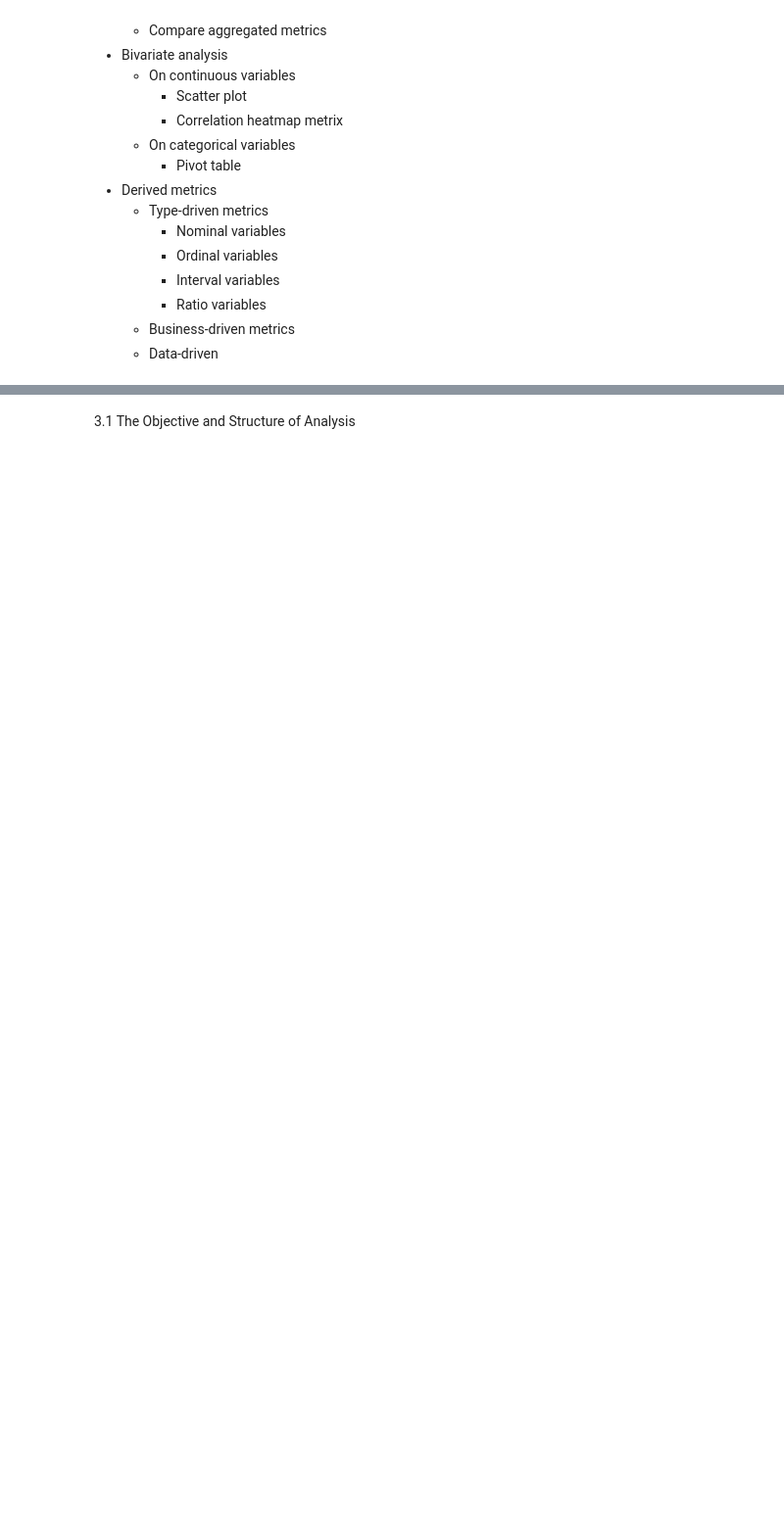
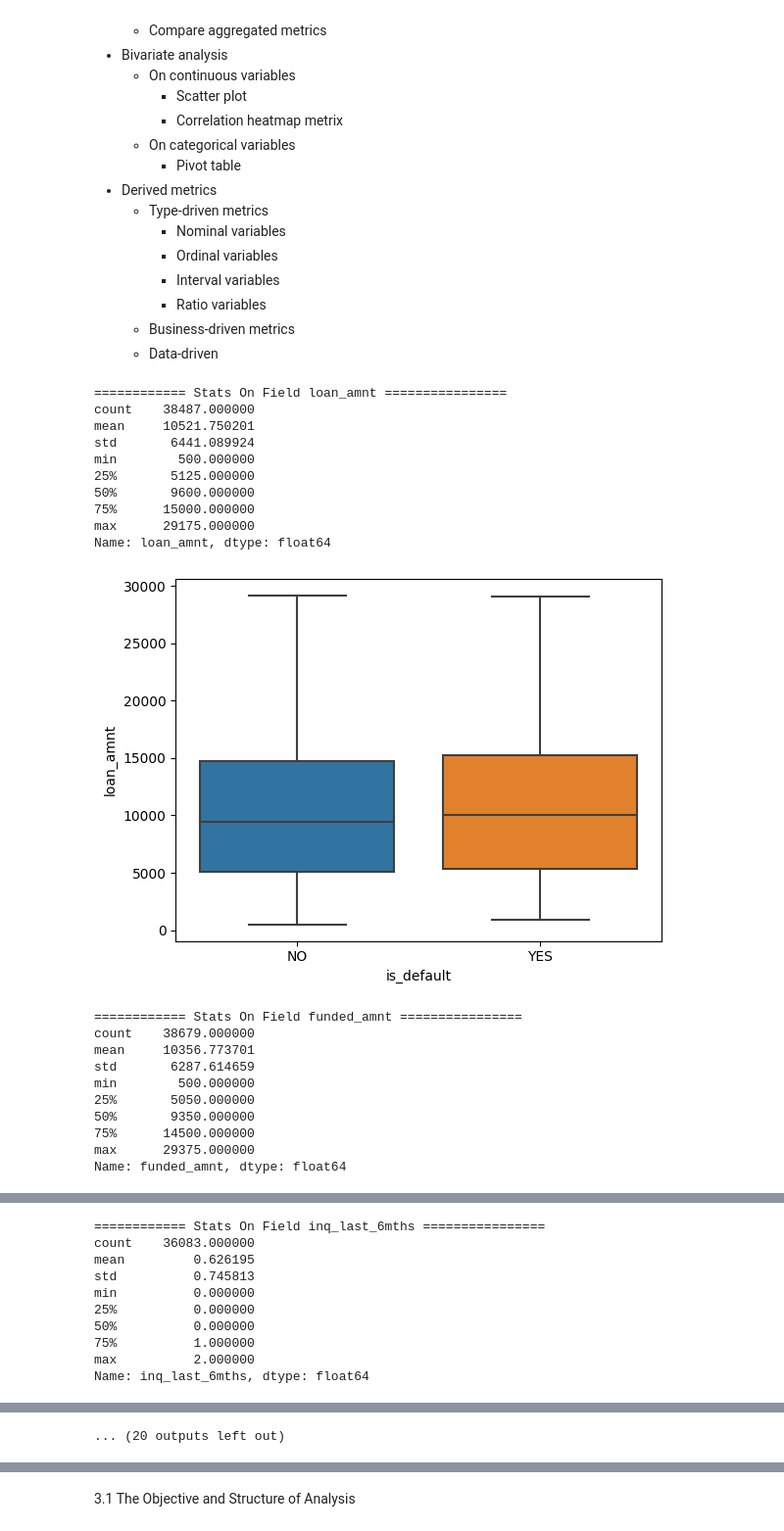
Before and after one commit to irish-luong/LandingClubCaseStudy, a Jupyter notebook: lending_club_case_study.ipynb, the cells around one changed output, grey strips where cells are left out. Shown at 98% size. Saved outputs shown, nothing was run; the diff lists cells and outputs as text; code cells hidden in the pictures; blank space fills up the shorter version.

```diff
--- a/lending_club_case_study.ipynb
+++ b/lending_club_case_study.ipynb
@@ -381,0 +382,51 @@ df["is_default"] = df["loan_status"].apply(lambda x: 1 if x.lower() == 'charged
+# %%
+# Analysis on total_acc
+
+def remove_outliers(df: pd.DataFrame, field: str) -> pd.DataFrame:
+    """
+        Function remove all outlier from a dataframe
+        by identifying the upper bound and lower bound
+    """
+    Q1 = np.percentile(df[field], 25, method='midpoint')
+    Q3 = np.percentile(df[field], 75, method='midpoint')
+    IQR = Q3 - Q1
+    upper=Q3+1.5*IQR
+    lower=Q1-1.5*IQR
+
+    return df[(df[field] < upper) & (df[field] > lower)]
+
+
+field_df = pd.concat([load_type_df(df, 'int64'), load_type_df(df, 'float64')])
+for field in field_df["field"].to_list():
+
+    clean_df: pd.DataFrame = remove_outliers(df[[field, "is_default"]], field)
+
+    if clean_df.empty:
+        continue
+
+    sns.boxplot(y=field, x="is_default", data=clean_df)
+    print(f"============ Stats On Field {field} ================")
+    print(clean_df[field].describe())
+    plt.show()
+# %% [output]
+============ Stats On Field loan_amnt ================
+count    38487.000000
+mean     10521.750201
+std       6441.089924
+min        500.000000
+25%       5125.000000
+50%       9600.000000
+75%      15000.000000
+max      29175.000000
+Name: loan_amnt, dtype: float64
+[figure, added]
+============ Stats On Field funded_amnt ================
+count    38679.000000
+mean     10356.773701
+std       6287.614659
+min        500.000000
+25%       5050.000000
+50%       9350.000000
+75%      14500.000000
+max      29375.000000
+Name: funded_amnt, dtype: float64
@@ -381,0 +434,10 @@ df["is_default"] = df["loan_status"].apply(lambda x: 1 if x.lower() == 'charged
+============ Stats On Field inq_last_6mths ================
+count    36083.000000
+mean         0.626195
+std          0.745813
+min          0.000000
+25%          0.000000
+50%          0.000000
+75%          1.000000
+max          2.000000
+Name: inq_last_6mths, dtype: float64
@@ -381,0 +478 @@ df["is_default"] = df["loan_status"].apply(lambda x: 1 if x.lower() == 'charged
+... (20 outputs left out)
```
Also changed, not shown: parts of 6 cells of this notebook.
